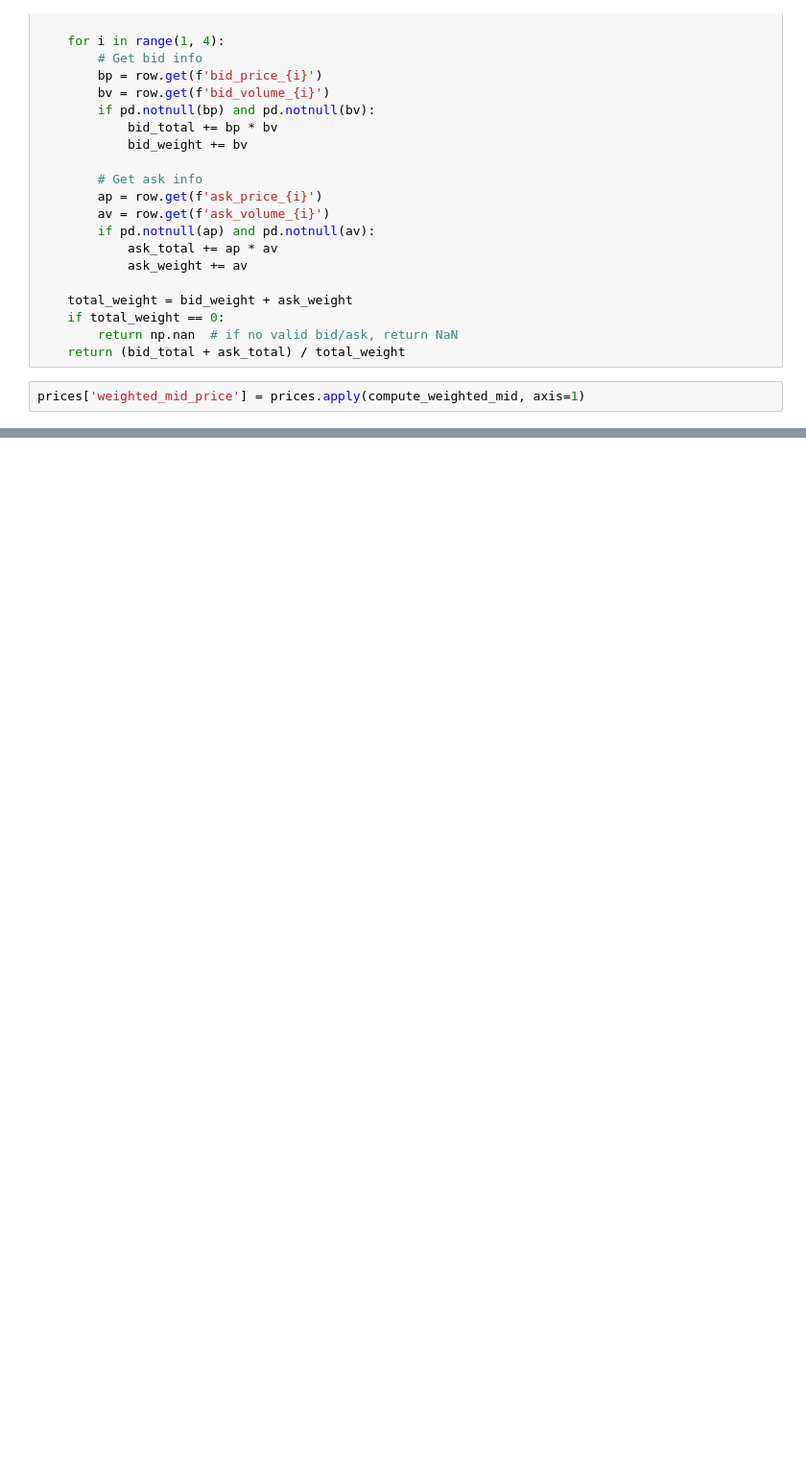
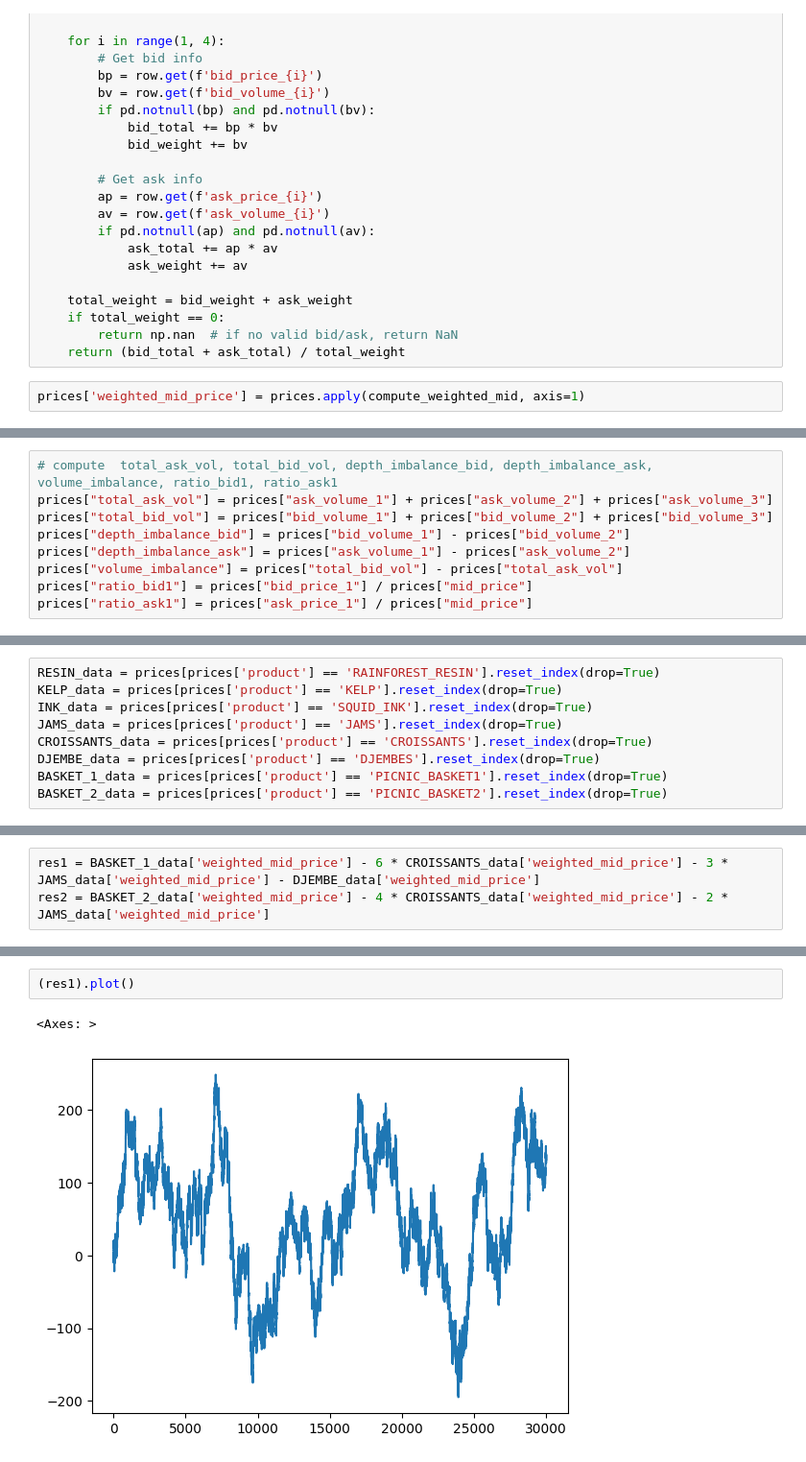
Before and after one commit to fatday/TradingGame_P3, a Jupyter notebook: Round1/Round1_Analysis.ipynb, the cells around one changed output, grey strips where cells are left out. Shown at 96% size. Cells and saved outputs as stored; diff of their text form; blank space fills up the shorter version.

```diff
--- a/Round1/Round1_Analysis.ipynb
+++ b/Round1/Round1_Analysis.ipynb
@@ -397,0 +85,9 @@ class Trader:
+# %%
+# compute  total_ask_vol, total_bid_vol, depth_imbalance_bid, depth_imbalance_ask, volume_imbalance, ratio_bid1, ratio_ask1
+prices["total_ask_vol"] = prices["ask_volume_1"] + prices["ask_volume_2"] + prices["ask_volume_3"]
+prices["total_bid_vol"] = prices["bid_volume_1"] + prices["bid_volume_2"] + prices["bid_volume_3"]
+prices["depth_imbalance_bid"] = prices["bid_volume_1"] - prices["bid_volume_2"]
+prices["depth_imbalance_ask"] = prices["ask_volume_1"] - prices["ask_volume_2"]
+prices["volume_imbalance"] = prices["total_bid_vol"] - prices["total_ask_vol"]
+prices["ratio_bid1"] = prices["bid_price_1"] / prices["mid_price"]
+prices["ratio_ask1"] = prices["ask_price_1"] / prices["mid_price"]
@@ -397,0 +115,9 @@ class Trader:
+# %%
+RESIN_data = prices[prices['product'] == 'RAINFOREST_RESIN'].reset_index(drop=True)
+KELP_data = prices[prices['product'] == 'KELP'].reset_index(drop=True)
+INK_data = prices[prices['product'] == 'SQUID_INK'].reset_index(drop=True)
+JAMS_data = prices[prices['product'] == 'JAMS'].reset_index(drop=True)
+CROISSANTS_data = prices[prices['product'] == 'CROISSANTS'].reset_index(drop=True)
+DJEMBE_data = prices[prices['product'] == 'DJEMBES'].reset_index(drop=True)
+BASKET_1_data = prices[prices['product'] == 'PICNIC_BASKET1'].reset_index(drop=True)
+BASKET_2_data = prices[prices['product'] == 'PICNIC_BASKET2'].reset_index(drop=True)
@@ -397,0 +162,3 @@ class Trader:
+# %%
+res1 = BASKET_1_data['weighted_mid_price'] - 6 * CROISSANTS_data['weighted_mid_price'] - 3 * JAMS_data['weighted_mid_price'] - DJEMBE_data['weighted_mid_price']
+res2 = BASKET_2_data['weighted_mid_price'] - 4 * CROISSANTS_data['weighted_mid_price'] - 2 * JAMS_data['weighted_mid_price']
@@ -397,0 +207,5 @@ class Trader:
+# %%
+(res1).plot()
+# %% [output]
+<Axes: >
+[figure, added]
```
Also changed, not shown: parts of 94 cells of this notebook.
